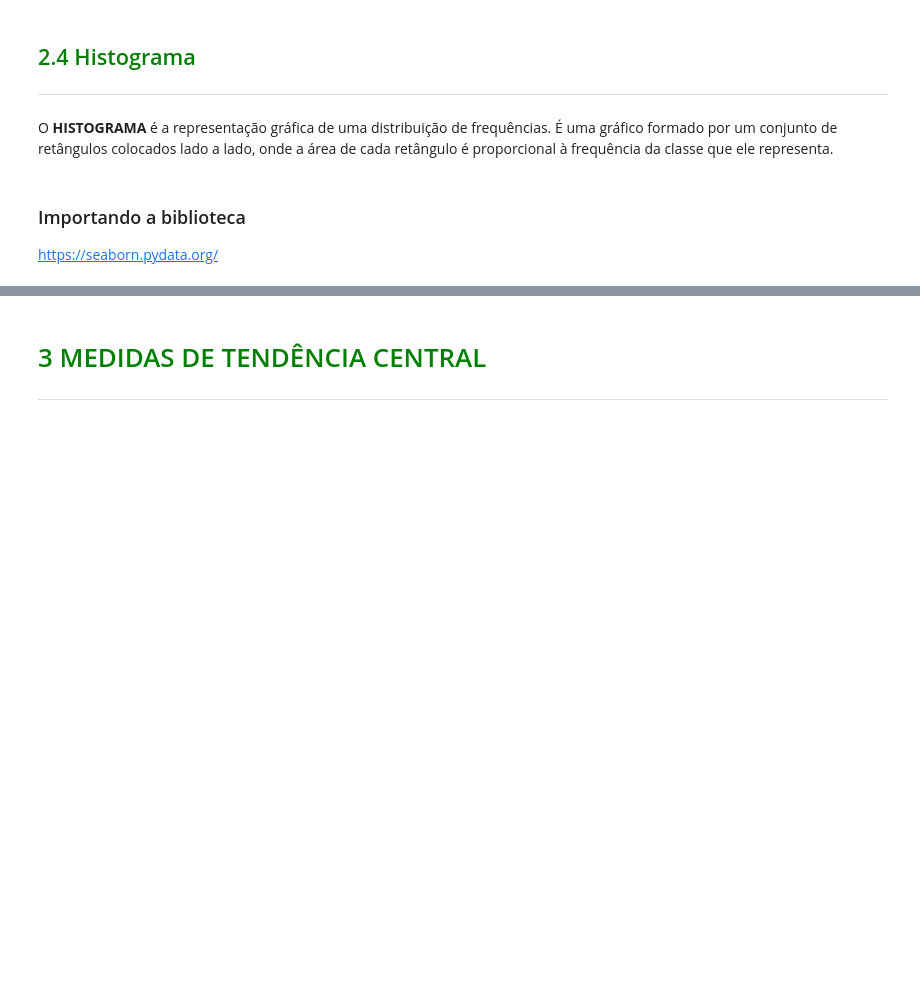
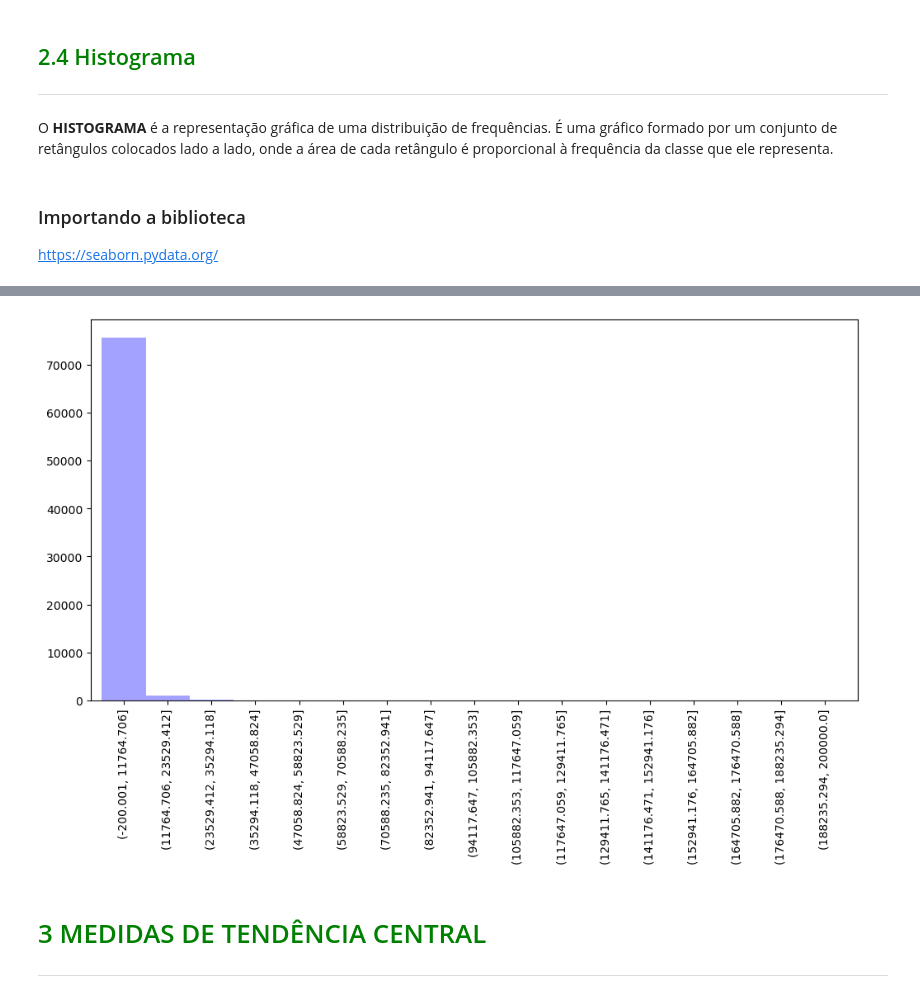
Before and after one commit to caiomarchiorato/-estudos-_estatistica_python, a Jupyter notebook: Curso_de_Estatística_Parte_1.ipynb, the cells around one changed output, grey strips where cells are left out. Drawn from its saved outputs; the diff is of its cells as text; code cells hidden in the pictures; blank space fills up the shorter version.

```diff
--- a/Curso_de_Estatística_Parte_1.ipynb
+++ b/Curso_de_Estatística_Parte_1.ipynb
@@ -333,2 +443,14 @@ http://www.numpy.org/
 # %% [markdown]
 ### Passo 2 - Criar a tabela de frequências
+# %%
+#classes de amplitude fixa (do mesmo tamanho)
+#sort= ( para conseguir ordenar )
+frequencia = pd.value_counts(
+    pd.cut(
+        x= dados['Renda'],
+        bins = 17,
+        include_lowest = True
+    ),
+    sort= False
+)
+frequencia
@@ -334,0 +476,11 @@ http://www.numpy.org/
+# %%
+percentual = pd.value_counts(
+    pd.cut(
+        x= dados['Renda'],
+        bins = 17,
+        include_lowest = True
+    ),
+    sort= False,
+    normalize = True
+)
+percentual
@@ -334,0 +506,6 @@ http://www.numpy.org/
+# %%
+dist_freq_quantitativas_personalizadas = pd.DataFrame(
+    {'Frequêcia': frequencia,
+     'Porcentagem': percentual}
+)
+dist_freq_quantitativas_personalizadas
@@ -344,3 +601,8 @@ https://seaborn.pydata.org/
+# %%
+dist_freq_quantitativas_personalizadas['Frequêcia'].plot.bar(width= 1, color = 'blue', alpha = 0.2, figsize = (12,6))
+plt.show()
+# %% [output]
+[figure, added]
 # %% [markdown]
 # <font color=green>3 MEDIDAS DE TENDÊNCIA CENTRAL</font>
 ***
```
Also changed, not shown: parts of 47 cells of this notebook.
